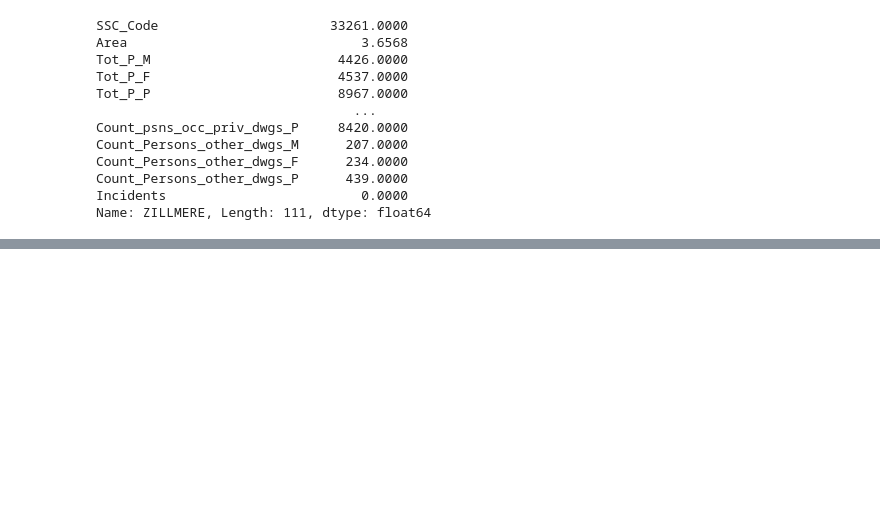
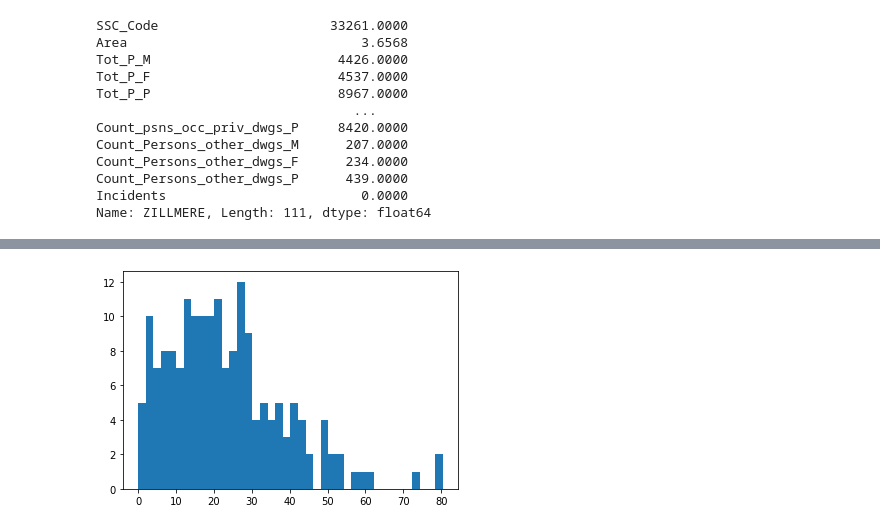
Before and after one commit to jkwaser/animal-complaints, a Jupyter notebook: AnimalComplaints.ipynb, the cells around one changed output, grey strips where cells are left out. Saved outputs shown, nothing was run; the diff lists cells and outputs as text; code cells hidden in the pictures; blank space fills up the shorter version.

Commit message:
Graphs and correlation of variables.

```diff
--- a/AnimalComplaints.ipynb
+++ b/AnimalComplaints.ipynb
@@ -402,0 +396,2 @@ Finally,
+# %%
+brisbanecombined["Complaints Per Thousand"] = brisbanecombined["Complaints"] / brisbanecombined["Total Pop"] * 1000
@@ -402,0 +437,4 @@ Finally,
+# %%
+# So it looks like there's a natural cutoff point.
+brisbanecomplaints = brisbanecombined[brisbanecombined["Total Pop"] > 150]
+brisbanecomplaints["Complaints Per Thousand"].sort_values()
@@ -402,0 +454,2 @@ Finally,
+# %%
+brisbanecomplaints["Complaints Per KM"] = brisbanecomplaints["Complaints"] / brisbanecomplaints["Area"]
@@ -402,0 +479,2 @@ Finally,
+# %%
+sorted_km = brisbanecomplaints["Complaints Per KM"].sort_values()
@@ -402,0 +515,4 @@ Finally,
+# %%
+km_hist = plt.hist(sorted_km, bins = 40)
+# %% [output]
+[figure, added]
```
Also changed, not shown: parts of 29 cells of this notebook.
